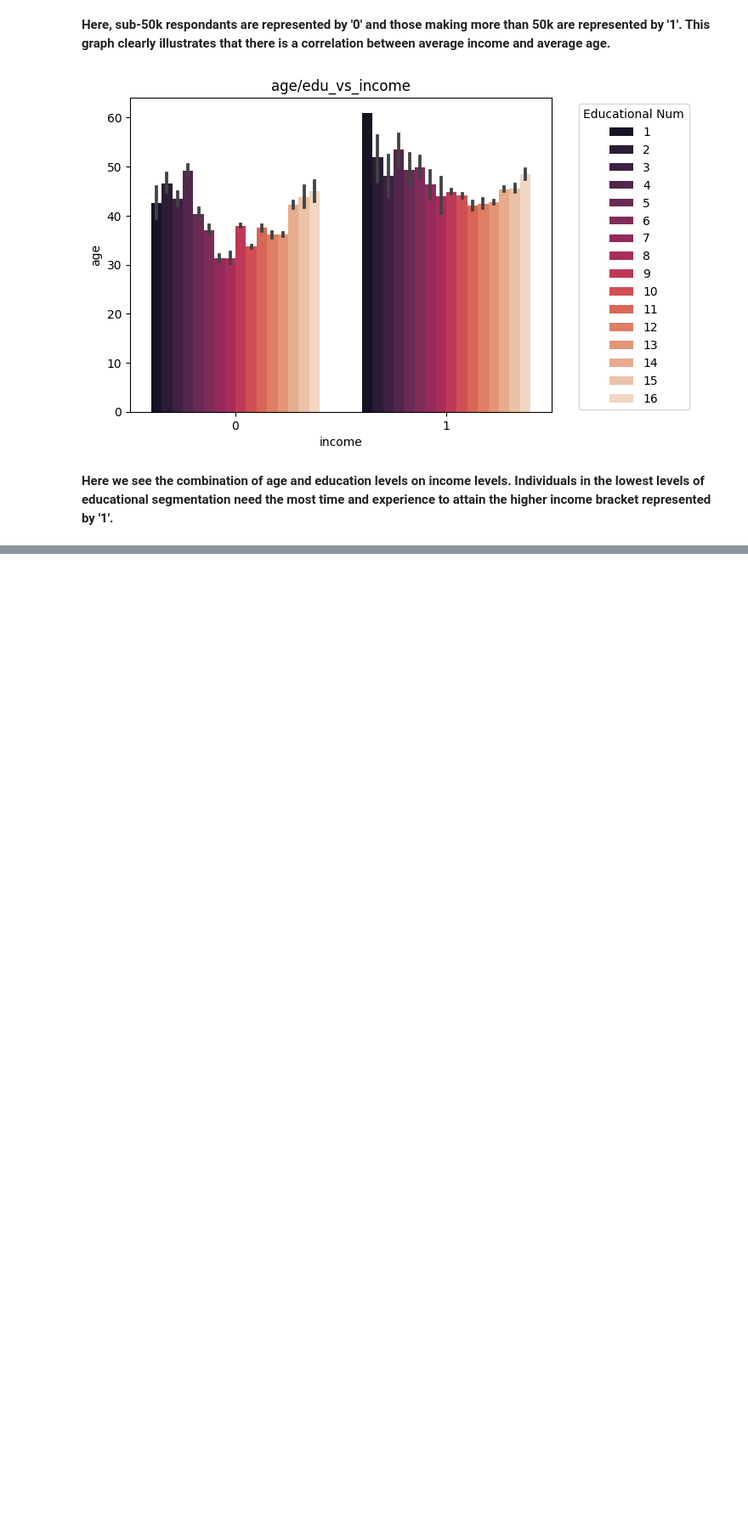
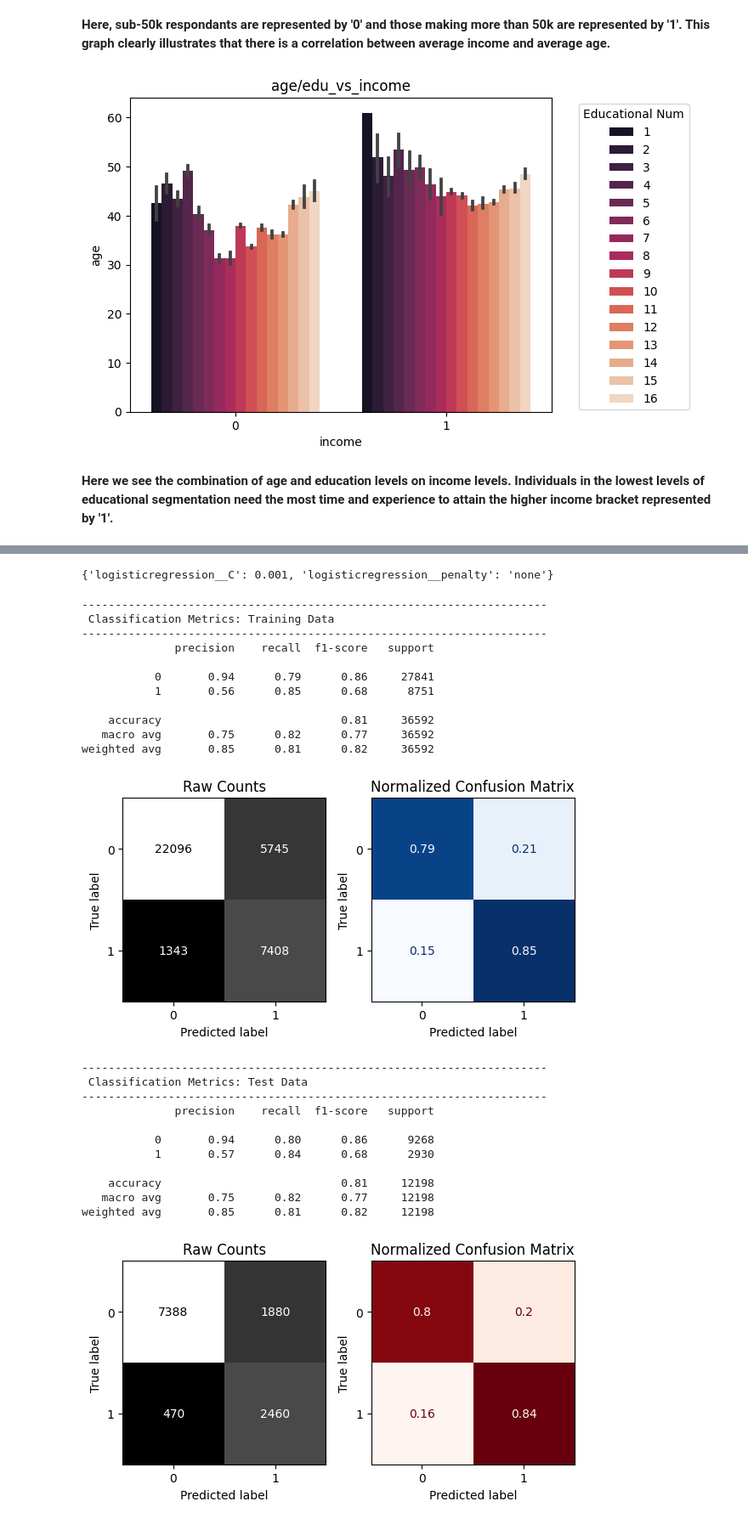
Before and after one commit to ben-fajack/Adult_Income_Preds, a Jupyter notebook: Adult_Income_Dataset.ipynb, the cells around one changed output, grey strips where cells are left out. Shown at 85% size. Drawn from its saved outputs; the diff is of its cells as text; code cells hidden in the pictures; blank space fills up the shorter version.

```diff
--- a/Adult_Income_Dataset.ipynb
+++ b/Adult_Income_Dataset.ipynb
@@ -408,0 +672,10 @@ ax.set_title("age/edu_vs_income");
+# %%
+# parameters to tune and the values to try
+param_grid = {'logisticregression__C': [0.001, 0.01, 0.1, 1, 10, 100, 1000],
+              'logisticregression__penalty': ['l1', 'l2', 'elasticnet', 'none']}
+# %%
+# instantiate GridSearchCV
+grid_search = GridSearchCV(logreg_weighted_pipe, param_grid, n_jobs = -1, verbose = 1)
+# %%
+# fit the Gridsearch on the training data
+grid_search.fit(X_train, y_train)
@@ -408,0 +701,36 @@ ax.set_title("age/edu_vs_income");
+# %%
+# best parameters
+grid_search.best_params_
+# %% [output]
+{'logisticregression__C': 0.001, 'logisticregression__penalty': 'none'}
+# %%
+# define the best version of the model
+best_model = grid_search.best_estimator_
+# %%
+# predict and evaluate with custom function
+evaluate_classification(best_model, X_train, y_train, X_test, y_test)
+# %% [output]
+----------------------------------------------------------------------
+ Classification Metrics: Training Data
+----------------------------------------------------------------------
+              precision    recall  f1-score   support
+
+           0       0.94      0.79      0.86     27841
+           1       0.56      0.85      0.68      8751
+
+    accuracy                           0.81     36592
+   macro avg       0.75      0.82      0.77     36592
+weighted avg       0.85      0.81      0.82     36592
+[figure, added]
+----------------------------------------------------------------------
+ Classification Metrics: Test Data
+----------------------------------------------------------------------
+              precision    recall  f1-score   support
+
+           0       0.94      0.80      0.86      9268
+           1       0.57      0.84      0.68      2930
+
+    accuracy                           0.81     12198
+   macro avg       0.75      0.82      0.77     12198
+weighted avg       0.85      0.81      0.82     12198
+[figure, added]
```
Also changed, not shown: parts of 49 cells of this notebook.
